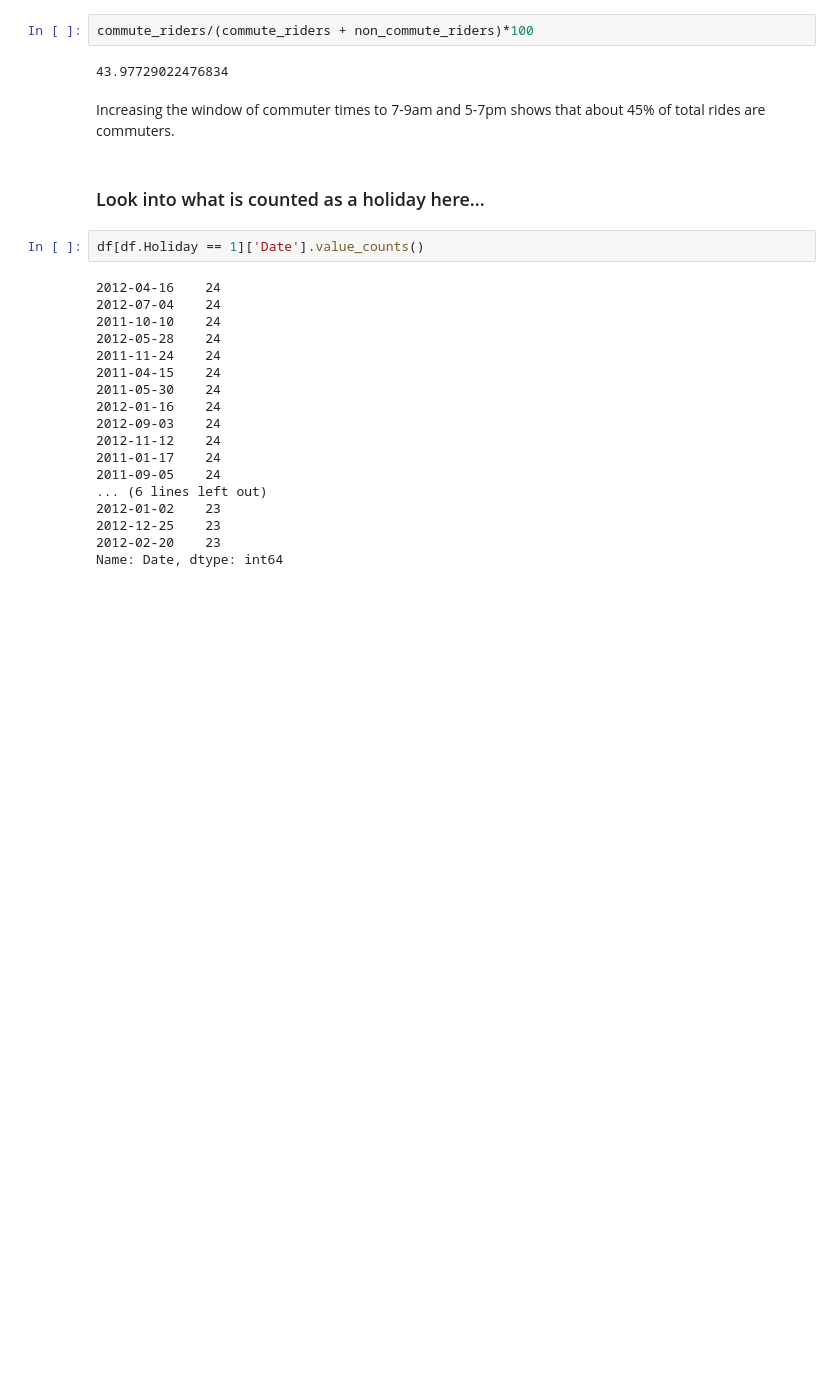
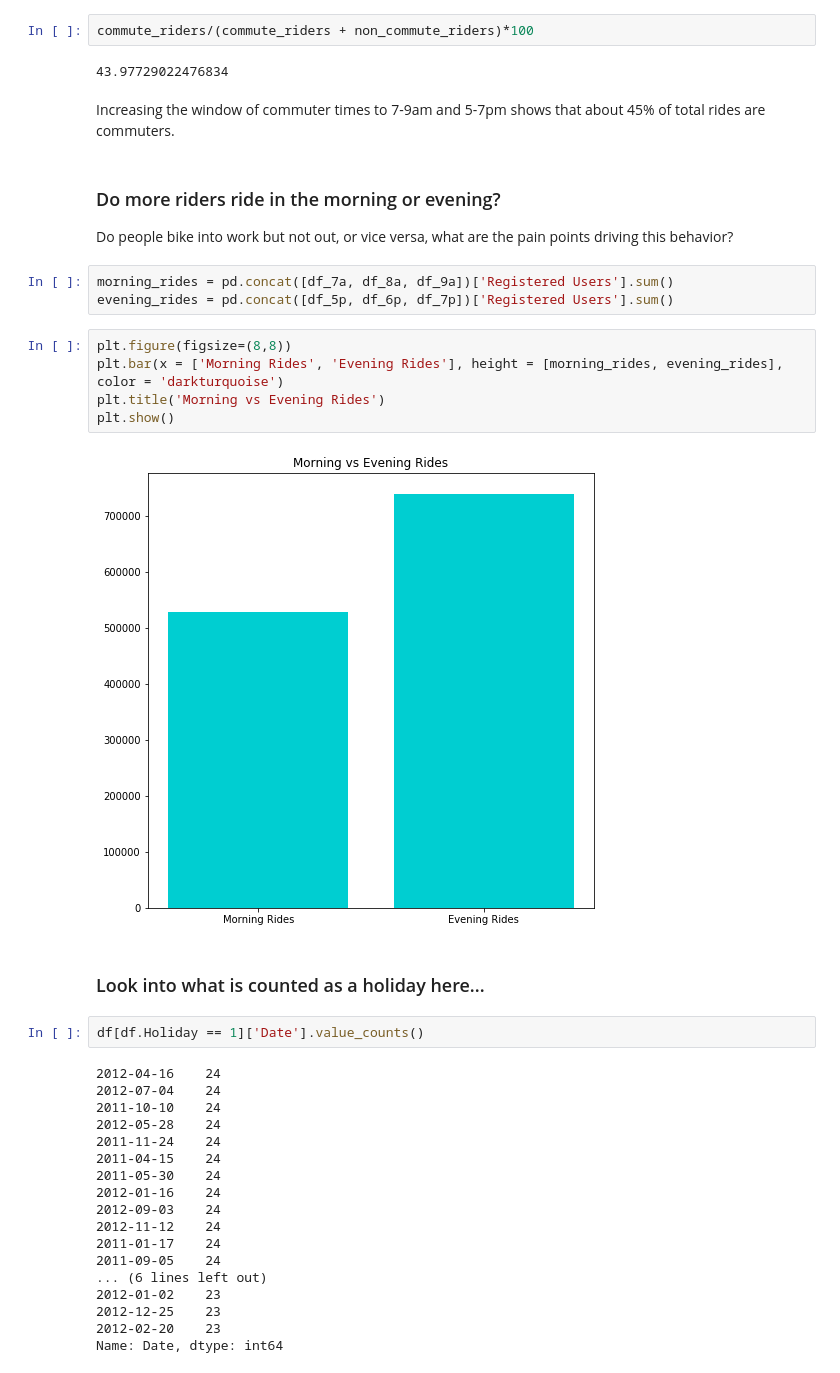
Before and after one commit to ArenCarpenter/Predicting_Bike_Ridership, a Jupyter notebook: 02_Hypothesis_Testing.ipynb, the cells around one changed output. Saved outputs shown, nothing was run; the diff lists cells and outputs as text; blank space fills up the shorter version.

```diff
--- a/02_Hypothesis_Testing.ipynb
+++ b/02_Hypothesis_Testing.ipynb
@@ -143,6 +149,20 @@ commute_riders/(commute_riders + non_commute_riders)*100
 43.97729022476834
 # %% [markdown]
 Increasing the window of commuter times to 7-9am and 5-7pm shows that about 45% of total rides are commuters.
+# %% [markdown]
+### Do more riders ride in the morning or evening?
+
+Do people bike into work but not out, or vice versa, what are the pain points driving this behavior?
+# %%
+morning_rides = pd.concat([df_7a, df_8a, df_9a])['Registered Users'].sum()
+evening_rides = pd.concat([df_5p, df_6p, df_7p])['Registered Users'].sum()
+# %%
+plt.figure(figsize=(8,8))
+plt.bar(x = ['Morning Rides', 'Evening Rides'], height = [morning_rides, evening_rides], color = 'darkturquoise')
+plt.title('Morning vs Evening Rides')
+plt.show()
+# %% [output]
+[figure, added]
 # %% [markdown]
 ### Look into what is counted as a holiday here...
 # %%
```
Also changed, not shown: parts of 4 cells of this notebook.
